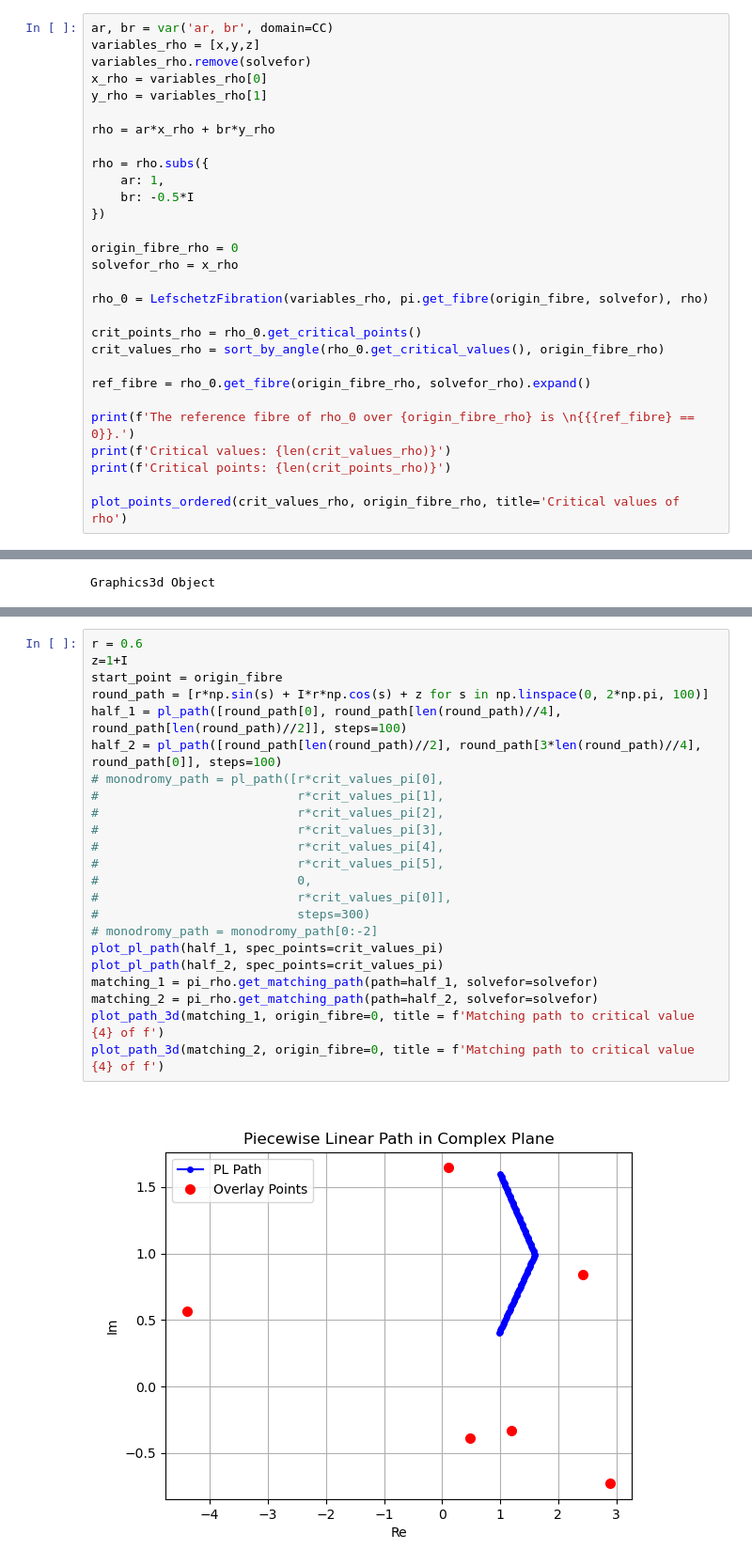
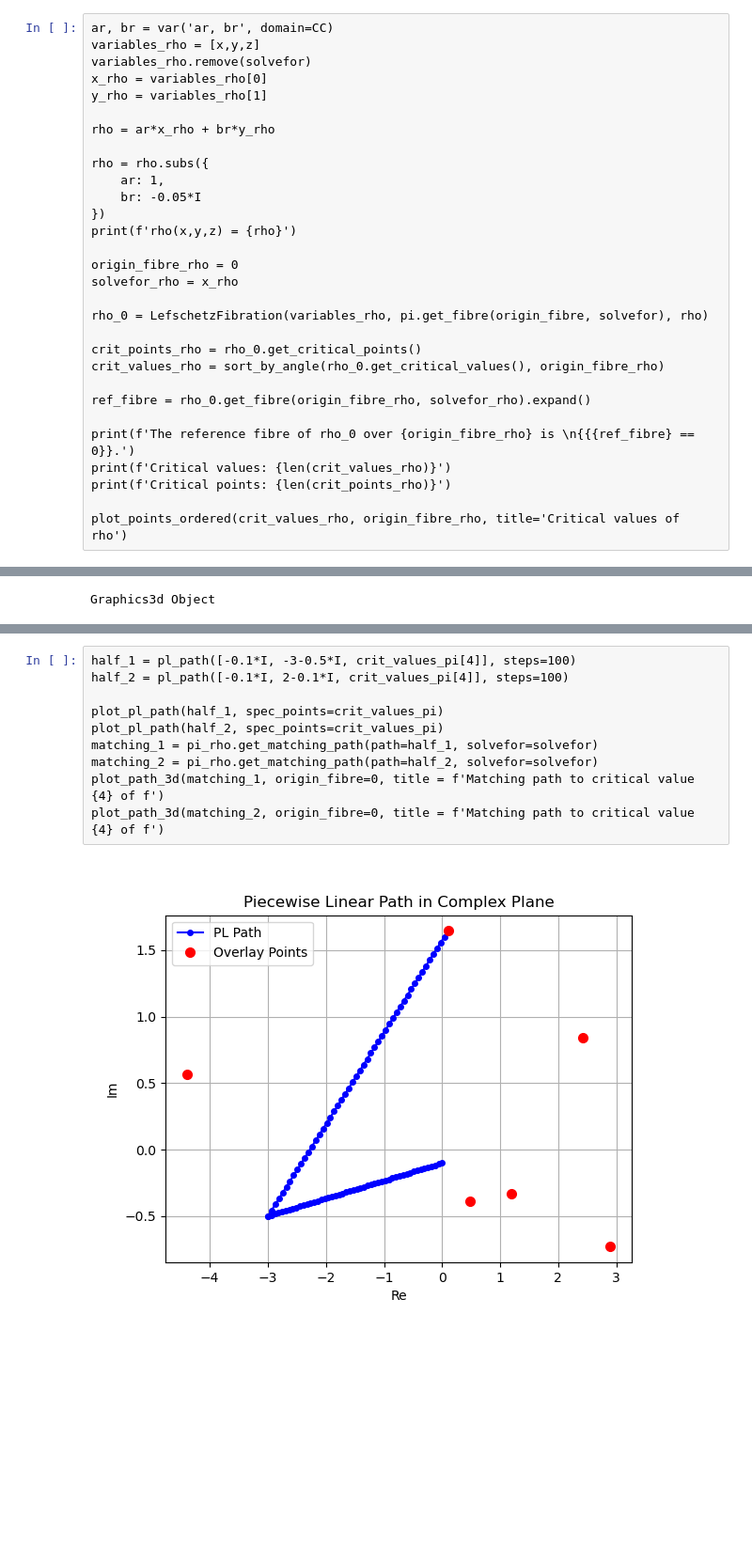
Before and after one commit to ViveLeFrance/AffineHandlebodies, a Jupyter notebook: p3d7.ipynb, the cells around one changed output, grey strips where cells are left out. Shown at 94% size. Cells and saved outputs as stored; diff of their text form; blank space fills up the shorter version.

```diff
--- a/p3d7.ipynb
+++ b/p3d7.ipynb
@@ -168,8 +165,9 @@ rho = ar*x_rho + br*y_rho
 
 rho = rho.subs({
     ar: 1,
-    br: -0.5*I
+    br: -0.05*I
 })
+print(f'rho(x,y,z) = {rho}')
 
 origin_fibre_rho = 0
 solvefor_rho = x_rho
@@ -293,25 +273,12 @@ Graphics3d Object
 # %%
-r = 0.6
-z=1+I
-start_point = origin_fibre
-round_path = [r*np.sin(s) + I*r*np.cos(s) + z for s in np.linspace(0, 2*np.pi, 100)]
-half_1 = pl_path([round_path[0], round_path[len(round_path)//4], round_path[len(round_path)//2]], steps=100)
-half_2 = pl_path([round_path[len(round_path)//2], round_path[3*len(round_path)//4], round_path[0]], steps=100)
-# monodromy_path = pl_path([r*crit_values_pi[0],
-#                           r*crit_values_pi[1],
-#                           r*crit_values_pi[2],
-#                           r*crit_values_pi[3],
-#                           r*crit_values_pi[4],
-#                           r*crit_values_pi[5],
-#                           0,
-#                           r*crit_values_pi[0]],
-#                           steps=300)
-# monodromy_path = monodromy_path[0:-2]
+half_1 = pl_path([-0.1*I, -3-0.5*I, crit_values_pi[4]], steps=100)
+half_2 = pl_path([-0.1*I, 2-0.1*I, crit_values_pi[4]], steps=100)
+
 plot_pl_path(half_1, spec_points=crit_values_pi)
 plot_pl_path(half_2, spec_points=crit_values_pi)
 matching_1 = pi_rho.get_matching_path(path=half_1, solvefor=solvefor)
 matching_2 = pi_rho.get_matching_path(path=half_2, solvefor=solvefor)
 plot_path_3d(matching_1, origin_fibre=0, title = f'Matching path to critical value {4} of f')
 plot_path_3d(matching_2, origin_fibre=0, title = f'Matching path to critical value {4} of f')
 # %% [output]
-[figure, old version]
+[figure, new version]
```
Also changed, not shown: parts of 12 cells of this notebook, 6 other files.
